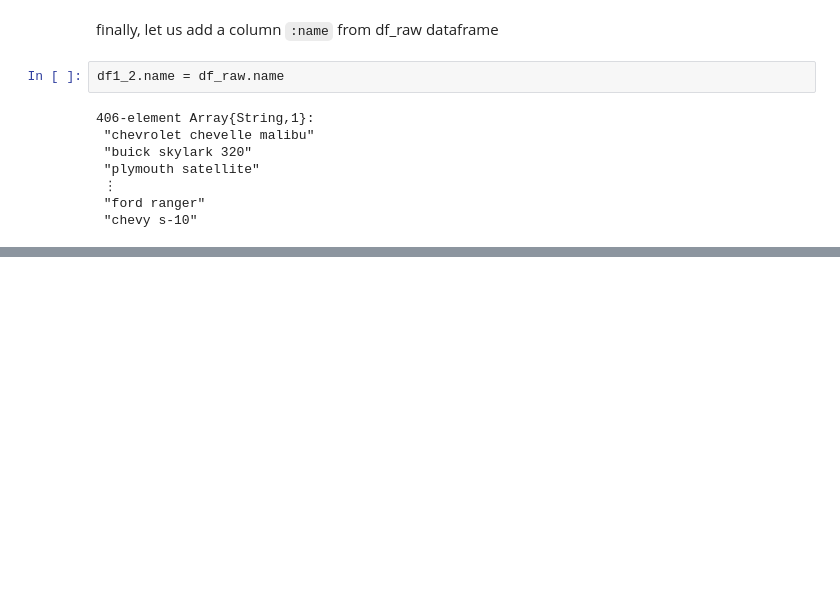
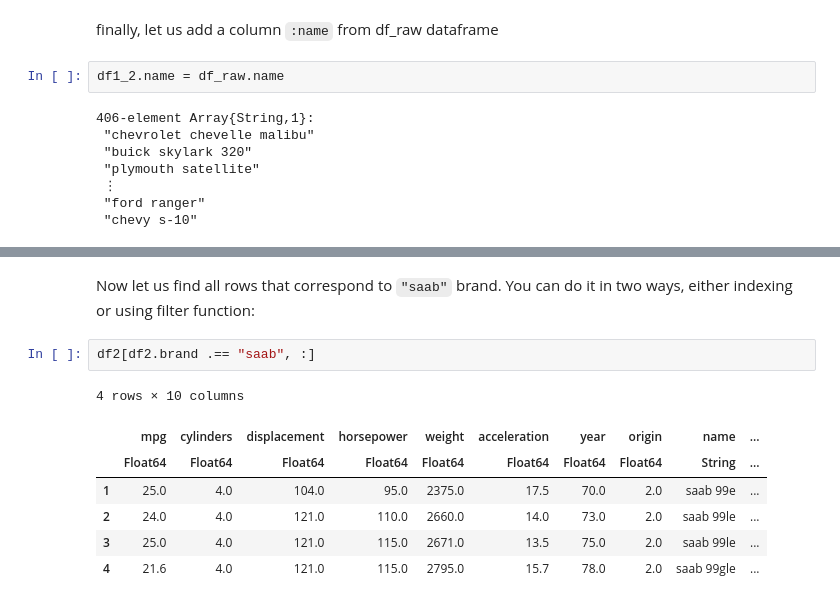
Before and after one commit to ManideepBangaru/Julia-Journey, a Jupyter notebook: 06_Working with Text files.ipynb, the cells around one changed output, grey strips where cells are left out. Drawn from its saved outputs; the diff is of its cells as text; blank space fills up the shorter version.

```diff
--- a/06_Working with Text files.ipynb
+++ b/06_Working with Text files.ipynb
@@ -223,0 +329,12 @@ df1_2
+# %% [markdown]
+Now let us find all rows that correspond to `"saab"` brand. You can do it in two ways, either indexing or using filter function:
+# %%
+df2[df2.brand .== "saab", :]
+# %% [output]
+4 rows × 10 columns
+|  | mpg | cylinders | displacement | horsepower | weight | acceleration | year | origin | name | ... |
+|  | Float64 | Float64 | Float64 | Float64 | Float64 | Float64 | Float64 | Float64 | String | ... |
+| 1 | 25.0 | 4.0 | 104.0 | 95.0 | 2375.0 | 17.5 | 70.0 | 2.0 | saab 99e | ... |
+| 2 | 24.0 | 4.0 | 121.0 | 110.0 | 2660.0 | 14.0 | 73.0 | 2.0 | saab 99le | ... |
+| 3 | 25.0 | 4.0 | 121.0 | 115.0 | 2671.0 | 13.5 | 75.0 | 2.0 | saab 99le | ... |
+| 4 | 21.6 | 4.0 | 121.0 | 115.0 | 2795.0 | 15.7 | 78.0 | 2.0 | saab 99gle | ... |
```
Also changed, not shown: parts of 27 cells of this notebook.
